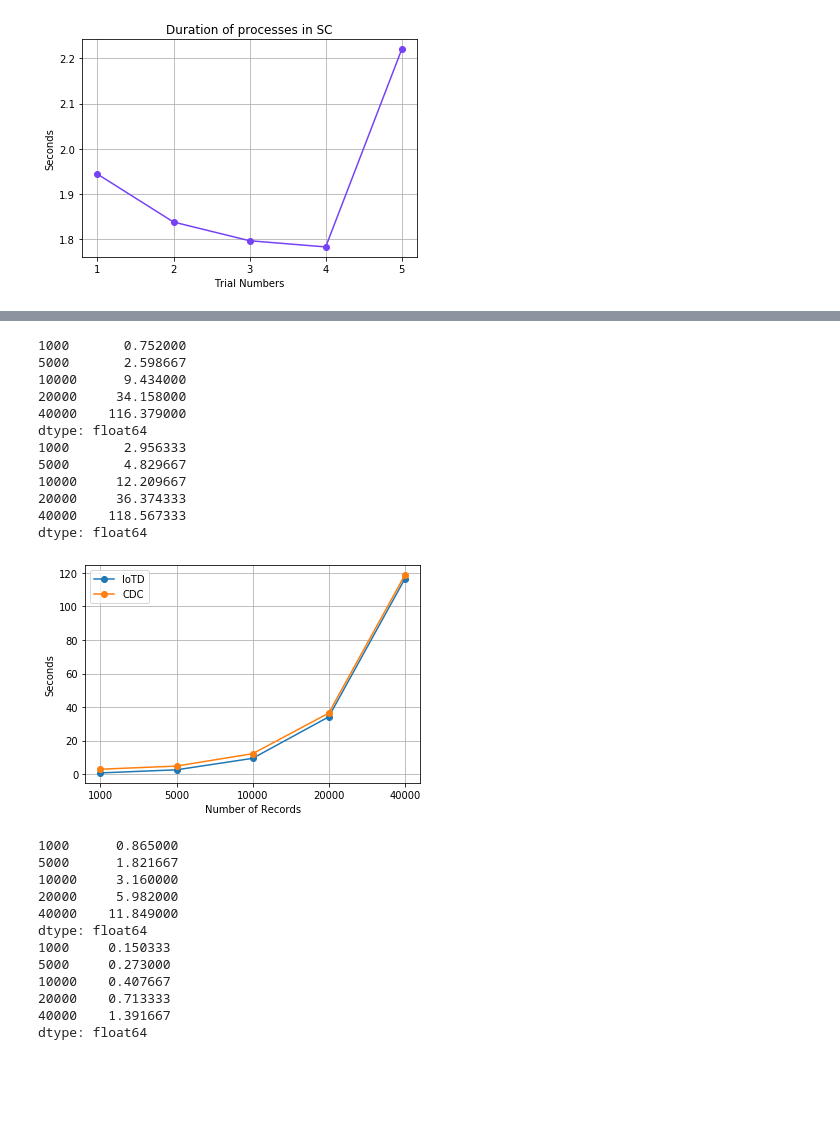
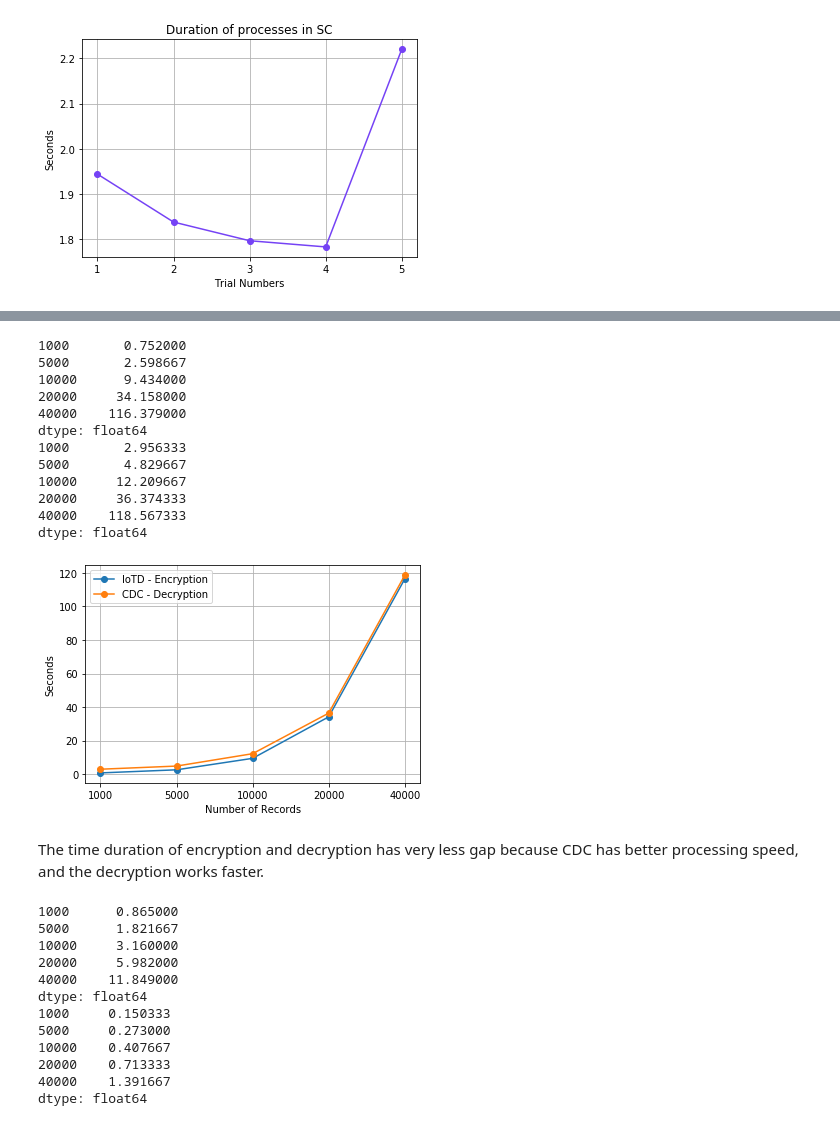
Before and after one commit to stanlypalathingal/MS-dissertaion-project, a Jupyter notebook: Graphs/Benchmarking.ipynb, the cells around one changed output, grey strips where cells are left out. Drawn from its saved outputs; the diff is of its cells as text; code cells hidden in the pictures; blank space fills up the shorter version.

```diff
--- a/Graphs/Benchmarking.ipynb
+++ b/Graphs/Benchmarking.ipynb
@@ -63,25 +73,27 @@ dtype: float64
 # %%
 encryption_IoTD={'1000':[0.661,0.798,0.797],'5000':[2.603,2.571,2.622],'10000':[9.22,8.97,10.112],
                     '20000':[34.88,33.651,33.943],'40000':[115.072,116.949,117.116]}
 decryption_CDC={'1000':[2.703,2.961,3.205],'5000':[4.712,4.816,4.961],'10000':[11.2,12.25,13.179],
                     '20000':[36.78,36.985,35.358],'40000':[116.825,119.361,119.516]}
 df1=pd.DataFrame(encryption_IoTD)
 df2=pd.DataFrame(decryption_CDC)
-combined_benchmark(df1,df2,"Duration of Encryption and Decryption","IoTD","CDC")
+combined_benchmark(df1,df2,"Duration of Encryption and Decryption","IoTD - Encryption","CDC - Decryption")
 # %% [output]
 1000       0.752000
 5000       2.598667
 10000      9.434000
 20000     34.158000
 40000    116.379000
 dtype: float64
 1000       2.956333
 5000       4.829667
 10000     12.209667
 20000     36.374333
 40000    118.567333
 dtype: float64
-[figure, old version]
+[figure, new version]
+# %% [markdown]
+The time duration of encryption and decryption has very less gap because CDC has better processing speed, and the decryption works faster.
 # %%
 ML_EDC={'1000':[0.897,0.924,0.774],'5000':[1.815,1.81,1.84],'10000':[3.16,3.161,3.159],'20000':[5.976,5.98,5.99],'40000':[12.73,11.404,11.413]}
 ML_CDC={'1000':[0.224,0.113,0.114],'5000':[0.353,0.233,0.233],'10000':[0.401,0.409,0.413],'20000':[0.736,0.696,0.708],'40000':[1.41,1.415,1.35]}
```
Also changed, not shown: parts of 6 cells of this notebook, 21 other files.
